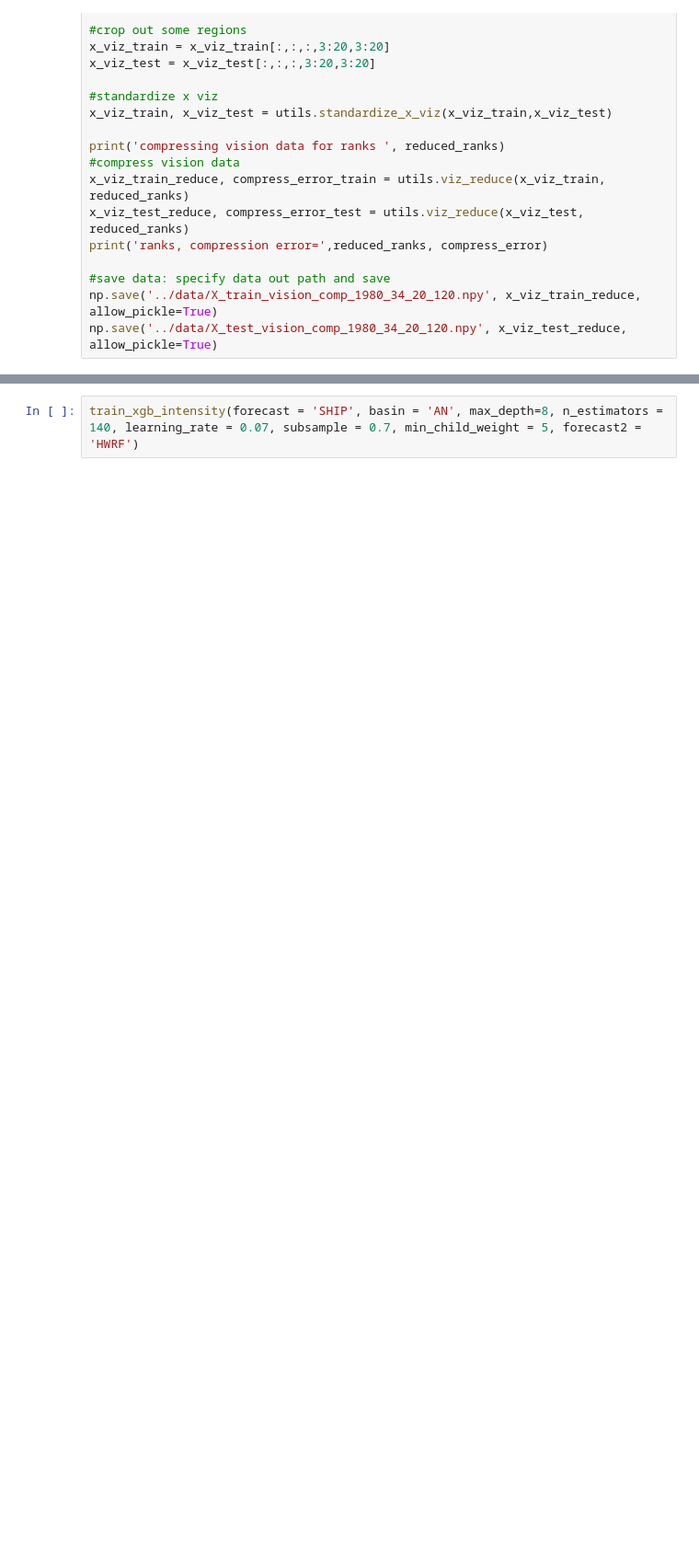
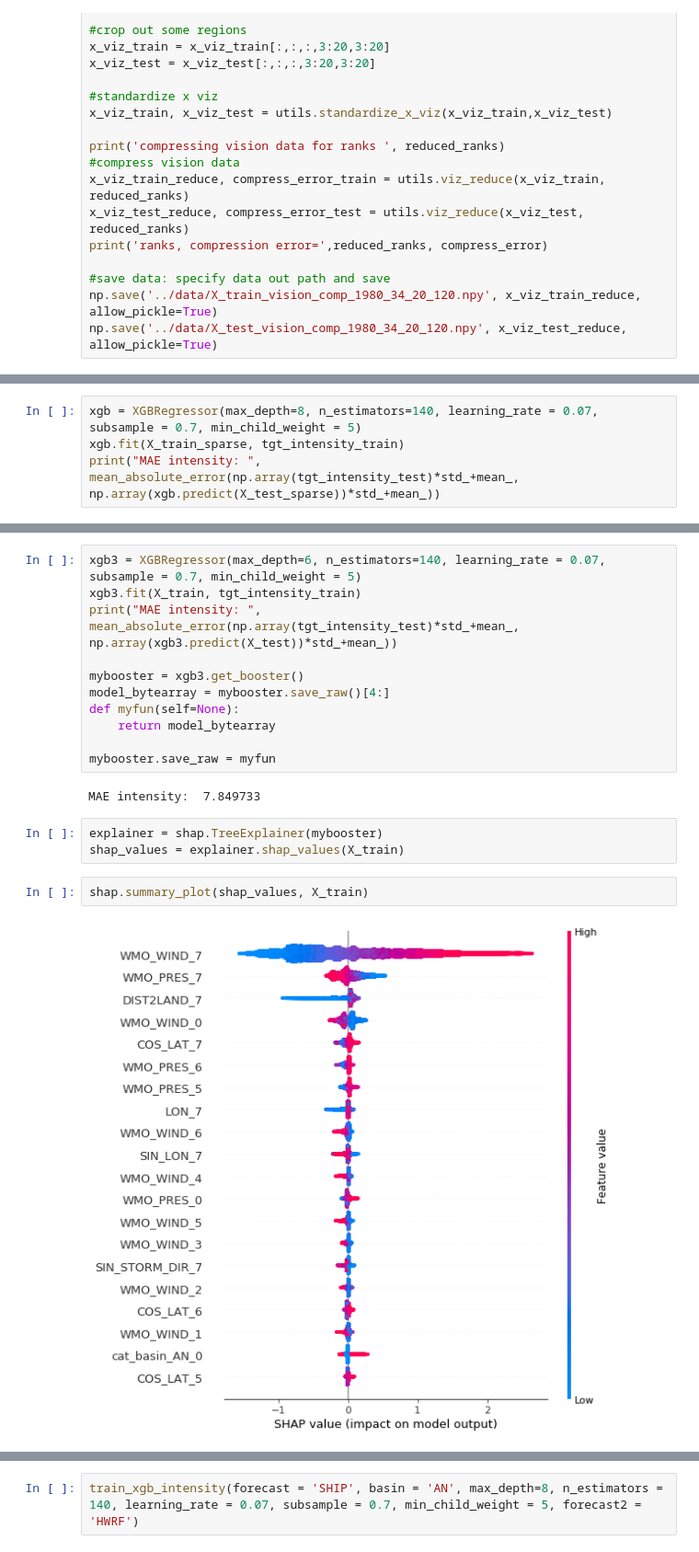
Before and after one commit to leobix/hurricast, a Jupyter notebook: notebooks/tune_xgb_tensor.ipynb, the cells around one changed output, grey strips where cells are left out. Shown: that part at 92% size. Cells and saved outputs as stored; diff of their text form; blank space fills up the shorter version.

```diff
--- a/notebooks/tune_xgb_tensor.ipynb
+++ b/notebooks/tune_xgb_tensor.ipynb
@@ -112,0 +112,4 @@ print("MAE intensity: ", mean_absolute_error(np.array(tgt_intensity_test)*std_+m
+# %%
+xgb = XGBRegressor(max_depth=8, n_estimators=140, learning_rate = 0.07, subsample = 0.7, min_child_weight = 5)
+xgb.fit(X_train_sparse, tgt_intensity_train)
+print("MAE intensity: ", mean_absolute_error(np.array(tgt_intensity_test)*std_+mean_, np.array(xgb.predict(X_test_sparse))*std_+mean_))
@@ -118,0 +154,20 @@ xgb2.save_raw = myfun
+# %%
+xgb3 = XGBRegressor(max_depth=6, n_estimators=140, learning_rate = 0.07, subsample = 0.7, min_child_weight = 5)
+xgb3.fit(X_train, tgt_intensity_train)
+print("MAE intensity: ", mean_absolute_error(np.array(tgt_intensity_test)*std_+mean_, np.array(xgb3.predict(X_test))*std_+mean_))
+
+mybooster = xgb3.get_booster()
+model_bytearray = mybooster.save_raw()[4:]
+def myfun(self=None):
+    return model_bytearray
+
+mybooster.save_raw = myfun
+# %% [output]
+MAE intensity:  7.849733
+# %%
+explainer = shap.TreeExplainer(mybooster)
+shap_values = explainer.shap_values(X_train)
+# %%
+shap.summary_plot(shap_values, X_train)
+# %% [output]
+[figure, added]
```
Also changed, not shown: parts of 18 cells of this notebook.
